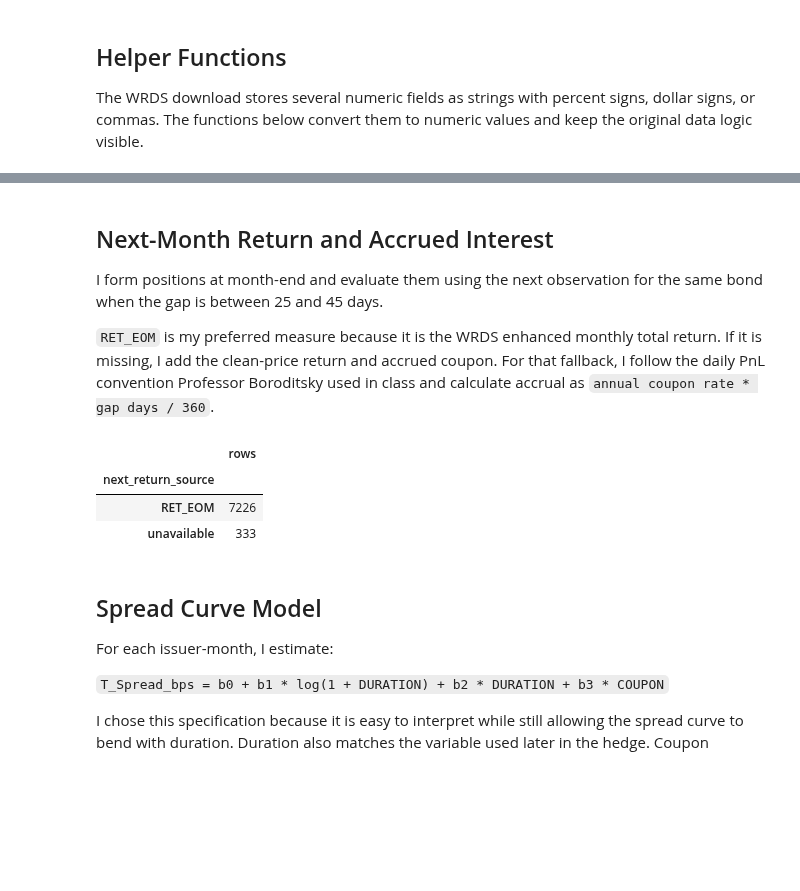
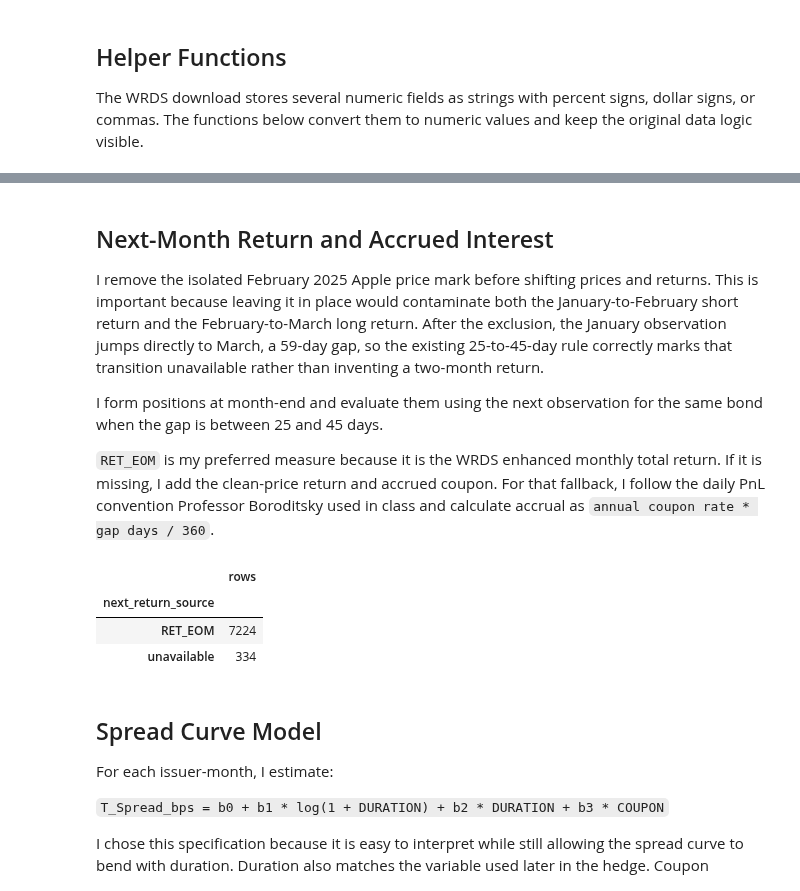
Before and after one commit to yingnichang/MTH9897, a Jupyter notebook: bond_relative_value_assignment.ipynb, the cells around one changed output, grey strips where cells are left out. Saved outputs shown, nothing was run; the diff lists cells and outputs as text; code cells hidden in the pictures; blank space fills up the shorter version.

```diff
--- a/bond_relative_value_assignment.ipynb
+++ b/bond_relative_value_assignment.ipynb
@@ -68,6 +69,13 @@ MIN_AMOUNT_OUTSTANDING = 200_000  # WRDS field is in thousands: approximately $2
 SPREAD_BPS_LIMIT = (-100, 2_000)
 DURATION_LIMIT = (0.05, 35.0)
 PRICE_LIMIT = (20.0, 200.0)
+
+# Ex-post data-quality screen for an isolated month-end mark. A row is flagged only
+# when the price moves by more than 40% from both adjacent monthly observations,
+# while the adjacent observations remain within 20% of one another.
+ISOLATED_MARK_MOVE = 0.40
+NEIGHBOR_PRICE_TOLERANCE = 0.20
+
 GROSS_CAPITAL_USD = 1_000_000
 TRANSACTION_COST_BPS = [0, 10, 25, 50]
 
@@ -285,40 +345,48 @@ Consistency-filter check. The first two columns should be 1 for every issuer-mon
 | max | 1.0000 | 1.0000 | 54.0000 |
 # %% [markdown]
 ## Next-Month Return and Accrued Interest
+
+I remove the isolated February 2025 Apple price mark before shifting prices and returns. This is important because leaving it in place would contaminate both the January-to-February short return and the February-to-March long return. After the exclusion, the January observation jumps directly to March, a 59-day gap, so the existing 25-to-45-day rule correctly marks that transition unavailable rather than inventing a two-month return.
 
 I form positions at month-end and evaluate them using the next observation for the same bond when the gap is between 25 and 45 days.
 
 `RET_EOM` is my preferred measure because it is the WRDS enhanced monthly total return. If it is missing, I add the clean-price return and accrued coupon. For that fallback, I follow the daily PnL convention Professor Boroditsky used in class and calculate accrual as `annual coupon rate * gap days / 360`.
 # %%
-filtered = filtered.sort_values(["ISSUE_ID", "DATE"]).copy()
-filtered["next_date"] = filtered.groupby("ISSUE_ID")["DATE"].shift(-1)
-filtered["next_price"] = filtered.groupby("ISSUE_ID")["PRICE_EOM"].shift(-1)
-filtered["next_ret_eom"] = filtered.groupby("ISSUE_ID")["RET_EOM_dec"].shift(-1)
+def add_next_month_returns(data):
+    result = data.sort_values(["ISSUE_ID", "DATE"]).copy()
+    result["next_date"] = result.groupby("ISSUE_ID")["DATE"].shift(-1)
+    result["next_price"] = result.groupby("ISSUE_ID")["PRICE_EOM"].shift(-1)
+    result["next_ret_eom"] = result.groupby("ISSUE_ID")["RET_EOM_dec"].shift(-1)
 
-gap_days = (filtered["next_date"] - filtered["DATE"]).dt.days
-valid_next_month = gap_days.between(25, 45)
+    gap_days = (result["next_date"] - result["DATE"]).dt.days
+    valid_next_month = gap_days.between(25, 45)
 
-approx_price_return = (filtered["next_price"] - filtered["PRICE_EOM"]) / filtered["PRICE_EOM"]
-coupon_accrual_30_360 = (filtered["COUPON"] / 100.0) * gap_days / 360.0
-filtered["next_ret_approx_with_accrual"] = approx_price_return + coupon_accrual_30_360
+    approx_price_return = (result["next_price"] - result["PRICE_EOM"]) / result["PRICE_EOM"]
+    coupon_accrual_30_360 = (result["COUPON"] / 100.0) * gap_days / 360.0
+    result["next_ret_approx_with_accrual"] = approx_price_return + coupon_accrual_30_360
 
-filtered["next_return"] = np.where(
-    valid_next_month,
-    filtered["next_ret_eom"].where(filtered["next_ret_eom"].notna(), filtered["next_ret_approx_with_accrual"]),
-    np.nan,
-)
-filtered["next_return_source"] = np.where(
-    valid_next_month & filtered["next_ret_eom"].notna(),
-    "RET_EOM",
-    np.where(valid_next_month & filtered["next_ret_approx_with_accrual"].notna(), "price_plus_accrual_30_360", "unavailable"),
-)
+    result["next_return"] = np.where(
+        valid_next_month,
+        result["next_ret_eom"].where(result["next_ret_eom"].notna(), result["next_ret_approx_with_accrual"]),
+        np.nan,
+    )
+    result["next_return_source"] = np.where(
+        valid_next_month & result["next_ret_eom"].notna(),
+        "RET_EOM",
+        np.where(valid_next_month & result["next_ret_approx_with_accrual"].notna(), "price_plus_accrual_30_360", "unavailable"),
+    )
+    return result
+
+
+filtered = add_next_month_returns(filtered)
+filtered_unchecked = add_next_month_returns(filtered_unchecked)
 
 display(filtered["next_return_source"].value_counts(dropna=False).to_frame("rows"))
 # %% [output]
 |  | rows |
 | next_return_source |  |
-| RET_EOM | 7226 |
-| unavailable | 333 |
+| RET_EOM | 7224 |
+| unavailable | 334 |
 # %% [markdown]
 ## Spread Curve Model
 
```
Also changed, not shown: parts of 16 cells of this notebook, 2 other files.
